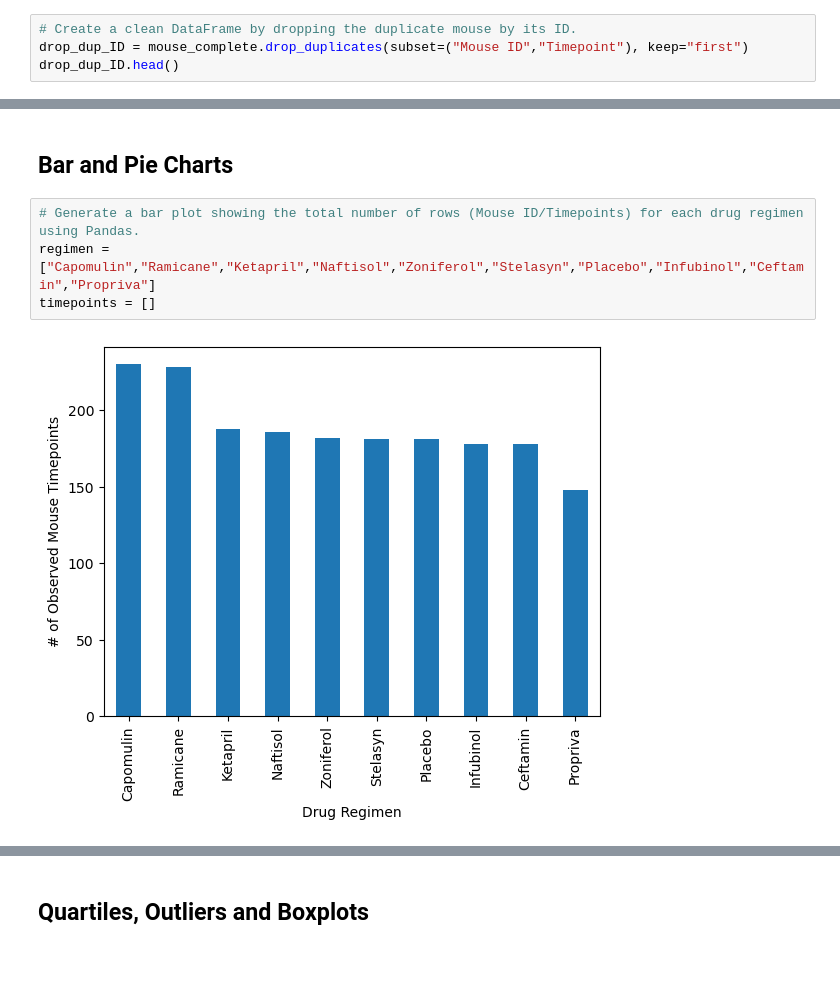
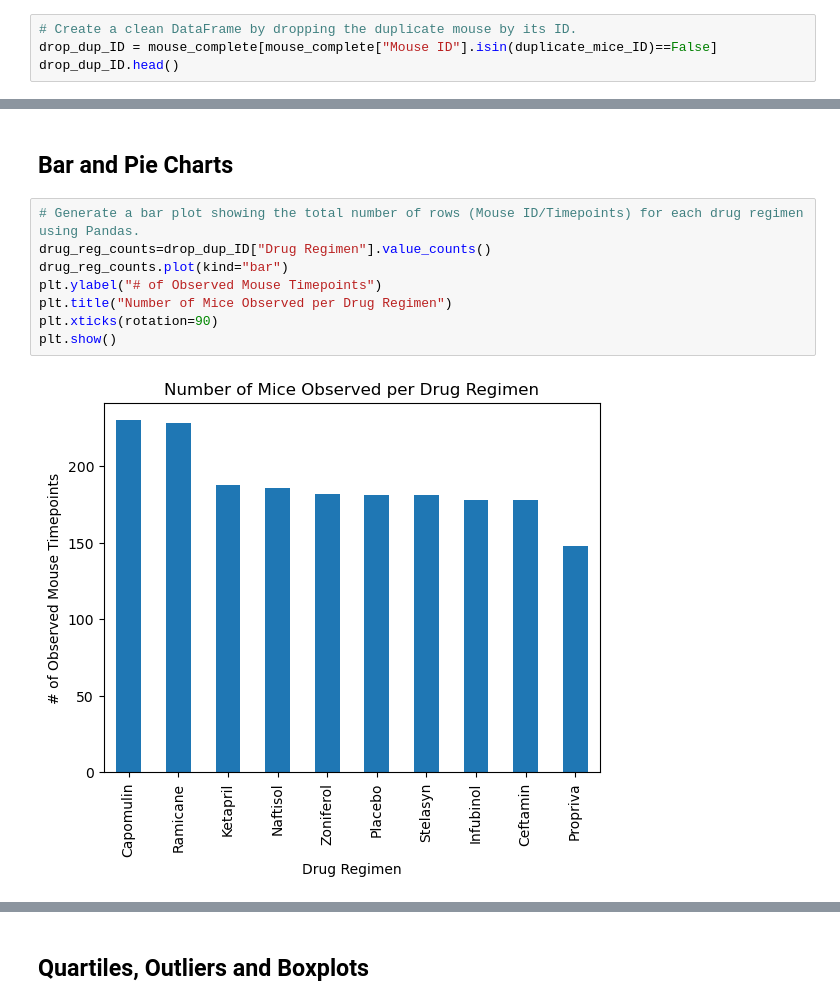
Before and after one commit to hilari16/Pymaceuticals, a Jupyter notebook: pymaceuticals.ipynb, the cells around one changed output, grey strips where cells are left out. Drawn from its saved outputs; the diff is of its cells as text; blank space fills up the shorter version.

```diff
--- a/pymaceuticals.ipynb
+++ b/pymaceuticals.ipynb
@@ -65,6 +57,6 @@ array(['g989'], dtype=object)
 # %%
 # Create a clean DataFrame by dropping the duplicate mouse by its ID.
-drop_dup_ID = mouse_complete.drop_duplicates(subset=("Mouse ID","Timepoint"), keep="first")
+drop_dup_ID = mouse_complete[mouse_complete["Mouse ID"].isin(duplicate_mice_ID)==False]
 drop_dup_ID.head()
 # %% [output]
 |  | Mouse ID | Drug Regimen | Sex | Age_months | Weight (g) | Timepoint | Tumor Volume (mm3) | ... |
@@ -133,9 +125,13 @@ stats_agg_method
 ## Bar and Pie Charts
 # %%
 # Generate a bar plot showing the total number of rows (Mouse ID/Timepoints) for each drug regimen using Pandas.
-regimen = ["Capomulin","Ramicane","Ketapril","Naftisol","Zoniferol","Stelasyn","Placebo","Infubinol","Ceftamin","Propriva"]
-timepoints = []
+drug_reg_counts=drop_dup_ID["Drug Regimen"].value_counts()
+drug_reg_counts.plot(kind="bar")
+plt.ylabel("# of Observed Mouse Timepoints")
+plt.title("Number of Mice Observed per Drug Regimen")
+plt.xticks(rotation=90)
+plt.show()
 # %% [output]
-[figure, old version]
+[figure, new version]
 # %%
 # Generate a bar plot showing the total number of rows (Mouse ID/Timepoints) for each drug regimen using pyplot.
```
Also changed, not shown: parts of 18 cells of this notebook.
